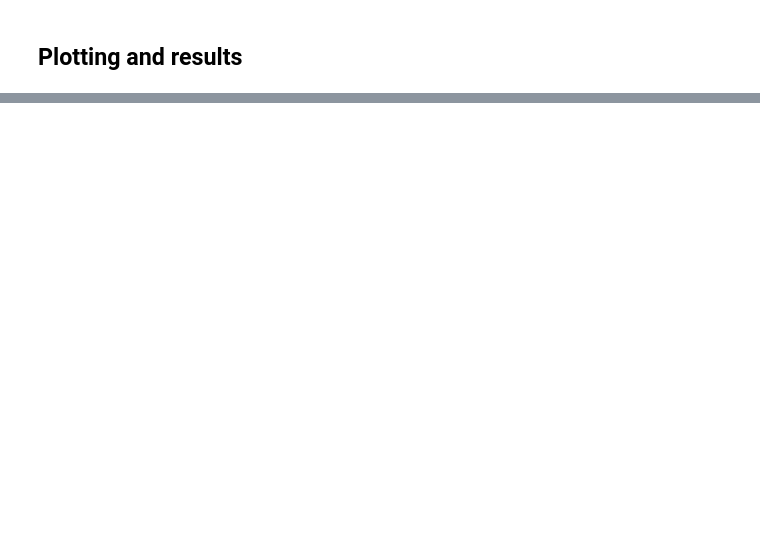
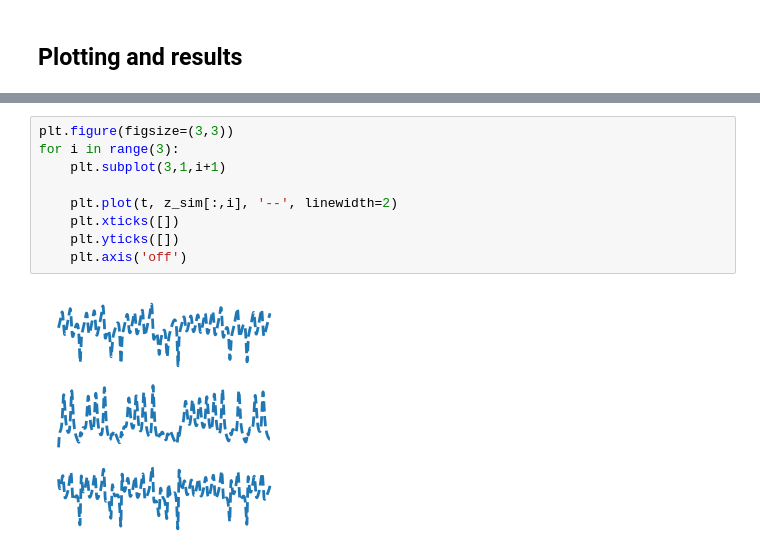
Before and after one commit to bkolev19/Deep_Learning_G03, a Jupyter notebook: Lorenz/lorenz_analyse.ipynb, the cells around one changed output, grey strips where cells are left out. Drawn from its saved outputs; the diff is of its cells as text; blank space fills up the shorter version.

```diff
--- a/Lorenz/lorenz_analyse.ipynb
+++ b/Lorenz/lorenz_analyse.ipynb
@@ -149 +123,12 @@ plt.clim([-10,30])
 [figure]
+# %%
+plt.figure(figsize=(3,3))
+for i in range(3):
+    plt.subplot(3,1,i+1)
+
+    plt.plot(t, z_sim[:,i], '--', linewidth=2)
+    plt.xticks([])
+    plt.yticks([])
+    plt.axis('off')
+# %% [output]
+[figure, added]
```
Also changed, not shown: parts of 6 cells of this notebook, 1 other file.
